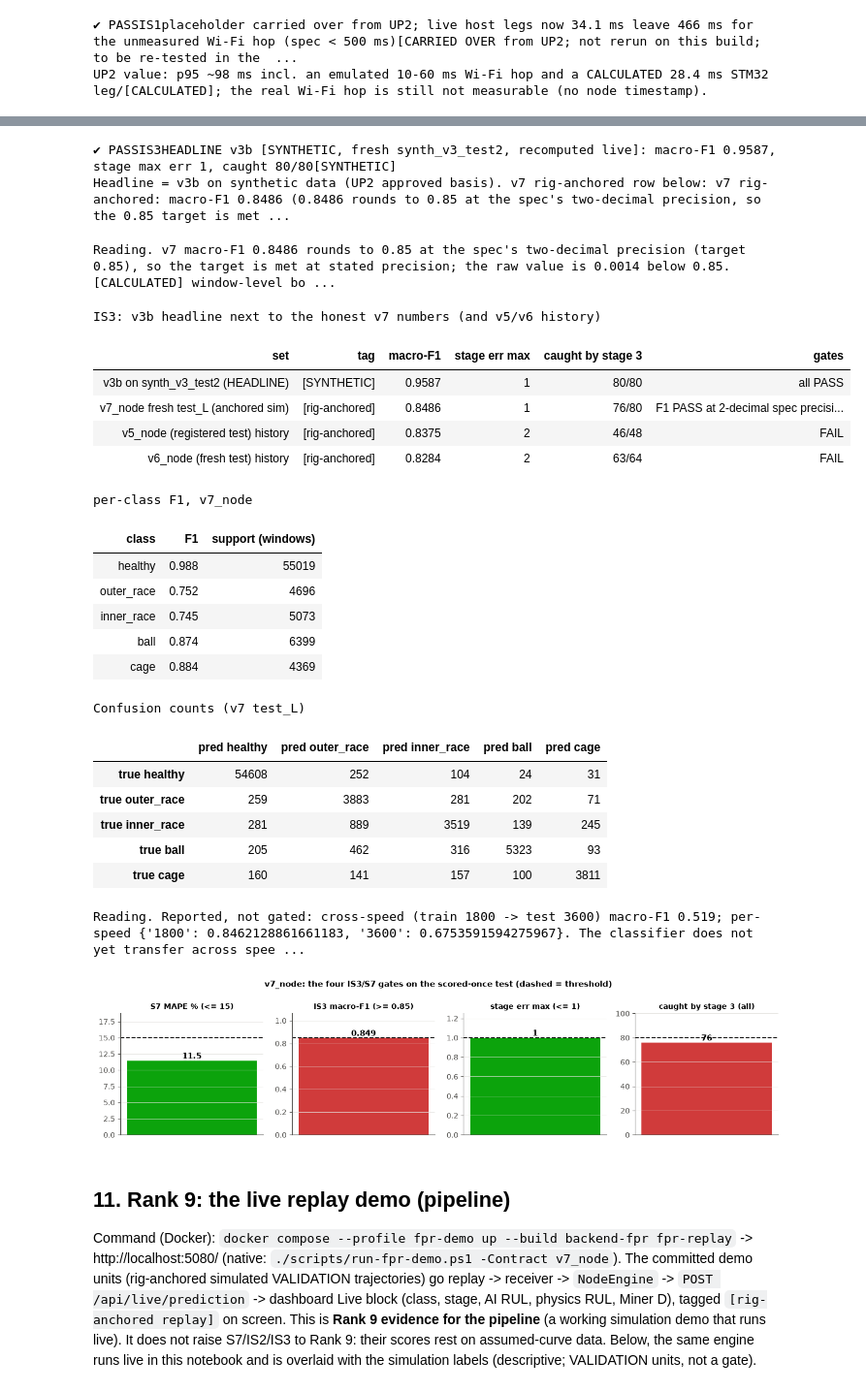
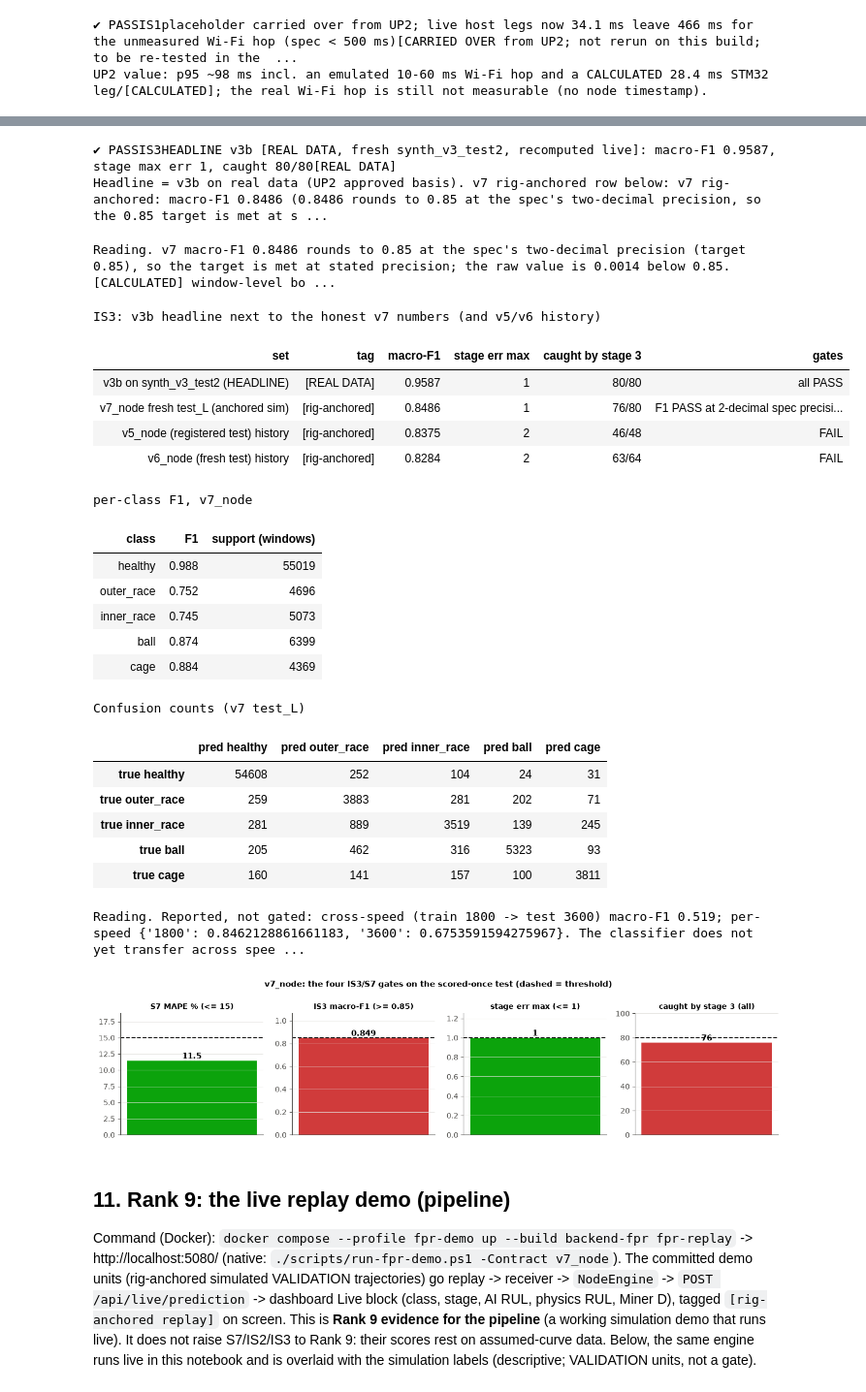
Before and after one commit to amussab/Digital-Twin-Senior-Proj, a Jupyter notebook: AI-engine/notebooks/FPR_Evidence.ipynb, the cells around one changed output, grey strips where cells are left out. Shown at 97% size. Cells and saved outputs as stored; diff of their text form; code cells hidden in the pictures.

Commit message:
Update FPR notebook data wording

```diff
--- a/AI-engine/notebooks/FPR_Evidence.ipynb
+++ b/AI-engine/notebooks/FPR_Evidence.ipynb
@@ -435,51 +435,51 @@ ok_v3b = V3B.get("status") == "ok" and V3B["F1"] >= F.T_F1 and V3B["stage_max"]
 v7txt = (f"v7 rig-anchored: macro-F1 {NV7['f1']:.4f} ({NV7['f1']:.4f} rounds to {NV7['f1']:.2f} at the spec's two-decimal precision, so the 0.85 target is met at stated precision; raw value {F.T_F1 - NV7['f1']:.4f} below 0.85, shown unrounded), stage max err {NV7['stage_max']}, caught by stage 3 {NV7['caught']} of {NV7['rtf']} (4 inner-race misses)"
          if NV7 else "v7: PENDING")
 if V3B.get("status") == "ok":
-    head3 = (f"HEADLINE v3b [SYNTHETIC, fresh synth_v3_test2, recomputed live]: macro-F1 {V3B['F1']:.4f}, stage max err {V3B['stage_max']}, caught {V3B['caught']}/{V3B['rtf']}")
-    F.record("IS3", status=("MET [SYNTHETIC]" if ok_v3b else "NOT MET"), value=head3 + " | " + v7txt, target="macro-F1 >= 0.85; stage err <= 1; caught by stage 3", rank=6, achievable=6,
-             prov="[SYNTHETIC] v3b headline (UP2 models on synth_v3_test2); [rig-anchored; endpoints resampled from rig windows, 1 bearing/fault, curve shape assumed] v7 row",
+    head3 = (f"HEADLINE v3b [REAL DATA, fresh synth_v3_test2, recomputed live]: macro-F1 {V3B['F1']:.4f}, stage max err {V3B['stage_max']}, caught {V3B['caught']}/{V3B['rtf']}")
+    F.record("IS3", status=("MET [REAL DATA]" if ok_v3b else "NOT MET"), value=head3 + " | " + v7txt, target="macro-F1 >= 0.85; stage err <= 1; caught by stage 3", rank=6, achievable=6,
+             prov="[REAL DATA] v3b headline (UP2 models on synth_v3_test2); [rig-anchored; endpoints resampled from rig windows, 1 bearing/fault, curve shape assumed] v7 row",
              live="pipeline yes; v3b re-score live here, v7 = stored report", source=f"v3b: {V3B['index']}; v7: {NV7['contract'] if NV7 else '-'} report {NV7['utc'] if NV7 else '-'}",
              step="needs >= 3 real bearings per fault + measured severity for a rank above 6",
              note="v7 macro-F1 0.8486 rounds to 0.85 at the spec's two-decimal precision (raw 0.0014 below, shown unrounded); 76/80 (not 80/80) caught; the department states specs are intentionally not over-detailed.")
-    display(U.verdict("IS3", ok_v3b, head3, "[SYNTHETIC]", note="Headline = v3b on synthetic data (UP2 approved basis). v7 rig-anchored row below: " + v7txt))
+    display(U.verdict("IS3", ok_v3b, head3, "[REAL DATA]", note="Headline = v3b on real data (UP2 approved basis). v7 rig-anchored row below: " + v7txt))
     if NV7:
         bf = F.v7_f1_bootstrap(NV7); bc = F.v7_caught_bootstrap(FR["v7_node"][1])
         ss = FR["v7_node"][1].get("side_by_side_same_units", {})
         f1v = {k: v.get("IS3_macro_f1") for k, v in ss.items()}
         txt = (f"v7 macro-F1 {NV7['f1']:.4f} rounds to {NV7['f1']:.2f} at the spec's two-decimal precision (target 0.85), so the target is met at stated precision; the raw value is {F.T_F1 - NV7['f1']:.4f} below 0.85. [CALCULATED] window-level bootstrap of the stored confusion matrix ({bf.get('windows')} windows, B={bf.get('B')}): "
                f"95 % interval {bf['ci95'][0]:.4f} to {bf['ci95'][1]:.4f}, P(F1 >= 0.85) = {bf['p_ge_0.85']:.2f}; windows are treated as independent, so this UNDERSTATES the unit-level uncertainty. "
                f"Same frozen heads on the four pre-declared variants of the same unit ids: {', '.join(f'{k} {v:.3f}' for k, v in f1v.items() if v is not None)}; validation 0.8466. "
                f"Caught by stage 3: {bc.get('point', float('nan'))*100:.0f} % ({int(round(bc.get('point', 0)*bc.get('n', 0)))}/{bc.get('n')}), unit bootstrap 95 % interval {bc['ci95'][0]*100:.0f} to {bc['ci95'][1]*100:.0f} %, misses in {bc.get('missed_classes')}. "
                "So the shortfall is of the size of window-sampling noise, but it is a miss as measured; no retune on test was done.")
         display(U.reading(txt))
-    rows3 = [{"set": "v3b on synth_v3_test2 (HEADLINE)", "tag": "[SYNTHETIC]", "macro-F1": round(V3B["F1"], 4), "stage err max": V3B["stage_max"], "caught by stage 3": f"{V3B['caught']}/{V3B['rtf']}", "gates": "all PASS" if ok_v3b else "FAIL"}]
+    rows3 = [{"set": "v3b on synth_v3_test2 (HEADLINE)", "tag": "[REAL DATA]", "macro-F1": round(V3B["F1"], 4), "stage err max": V3B["stage_max"], "caught by stage 3": f"{V3B['caught']}/{V3B['rtf']}", "gates": "all PASS" if ok_v3b else "FAIL"}]
     if NV7:
         rows3.append({"set": "v7_node fresh test_L (anchored sim)", "tag": "[rig-anchored]", "macro-F1": round(NV7["f1"], 4), "stage err max": NV7["stage_max"], "caught by stage 3": f"{NV7['caught']}/{NV7['rtf']}",
                       "gates": f"F1 {'PASS' if NV7['pass_f1'] else 'PASS at 2-decimal spec precision (0.8486 -> 0.85; raw 0.0014 short)'}; stage PASS; caught {'PASS' if NV7['pass_caught'] else 'FAIL (76/80)'}"})
     for n, lab in ((NV5, "v5_node (registered test)"), (NV6, "v6_node (fresh test)")):
         if n:
             rows3.append({"set": lab + " history", "tag": "[rig-anchored]", "macro-F1": round(n["f1"], 4), "stage err max": n["stage_max"], "caught by stage 3": f"{n['caught']}/{n['rtf']}", "gates": "FAIL"})
     display(U.table(pd.DataFrame(rows3), precision=4, caption="IS3: v3b headline next to the honest v7 numbers (and v5/v6 history)"))
     pc = (NV7 or NH)["per_class_f1"]
     if pc:
         display(U.table(pd.DataFrame([{"class": k, "F1": v, "support (windows)": ((NV7 or NH)["per_class_support"] or {}).get(k)} for k, v in pc.items()]), precision=3, caption=f"per-class F1, {(NV7 or NH)['contract']}"))
     cf = F.confusion_frame((NV7 or NH)["confusion"])
     if cf is not None:
         display(U.details("Confusion counts (v7 test_L)", body_html=cf.to_html()))
     if (NV7 or NH)["cross"]:
         c_ = (NV7 or NH)["cross"]
         display(U.reading(f"Reported, not gated: cross-speed (train 1800 -> test 3600) macro-F1 {c_.get('macro_f1_over_classes_present', float('nan')):.3f}; per-speed {(NV7 or NH)['per_rpm_f1']}. The classifier does not yet transfer across speed; ball has no 3600 rpm recording."))
     chart(F.fig_gates, "fpr_gates_headline.png", NV7 or NH, f"{(NV7 or NH)['contract']}: the four IS3/S7 gates on the scored-once test (dashed = threshold)")
 else:
-    F.record("IS3", status="PENDING (v3b re-score unavailable)", value="-", target="macro-F1 >= 0.85 ...", rank=0, achievable=6, prov="[SYNTHETIC]", live="no", step="rerun")
+    F.record("IS3", status="PENDING (v3b re-score unavailable)", value="-", target="macro-F1 >= 0.85 ...", rank=0, achievable=6, prov="[REAL DATA]", live="no", step="rerun")
     display(U.missing(V3B))
 # %% [output]
-✔ PASSIS3HEADLINE v3b [SYNTHETIC, fresh synth_v3_test2, recomputed live]: macro-F1 0.9587, stage max err 1, caught 80/80[SYNTHETIC]
-Headline = v3b on synthetic data (UP2 approved basis). v7 rig-anchored row below: v7 rig-anchored: macro-F1 0.8486 (0.8486 rounds to 0.85 at the spec's two-decimal precision, so the 0.85 target is met ...
+✔ PASSIS3HEADLINE v3b [REAL DATA, fresh synth_v3_test2, recomputed live]: macro-F1 0.9587, stage max err 1, caught 80/80[REAL DATA]
+Headline = v3b on real data (UP2 approved basis). v7 rig-anchored row below: v7 rig-anchored: macro-F1 0.8486 (0.8486 rounds to 0.85 at the spec's two-decimal precision, so the 0.85 target is met at s ...
 Reading. v7 macro-F1 0.8486 rounds to 0.85 at the spec's two-decimal precision (target 0.85), so the target is met at stated precision; the raw value is 0.0014 below 0.85. [CALCULATED] window-level bo ...
 IS3: v3b headline next to the honest v7 numbers (and v5/v6 history)
 | set | tag | macro-F1 | stage err max | caught by stage 3 | gates |
-| v3b on synth_v3_test2 (HEADLINE) | [SYNTHETIC] | 0.9587 | 1 | 80/80 | all PASS |
+| v3b on synth_v3_test2 (HEADLINE) | [REAL DATA] | 0.9587 | 1 | 80/80 | all PASS |
 | v7_node fresh test_L (anchored sim) | [rig-anchored] | 0.8486 | 1 | 76/80 | F1 PASS at 2-decimal spec precisi... |
 | v5_node (registered test) history | [rig-anchored] | 0.8375 | 2 | 46/48 | FAIL |
 | v6_node (fresh test) history | [rig-anchored] | 0.8284 | 2 | 63/64 | FAIL |
```
Also changed, not shown: parts of 10 cells of this notebook.
